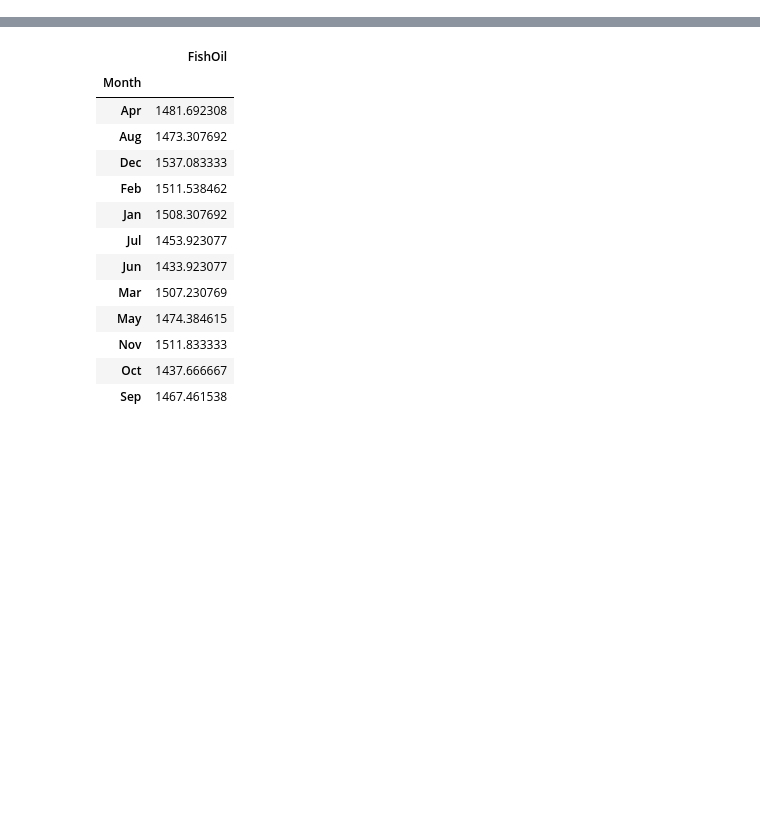
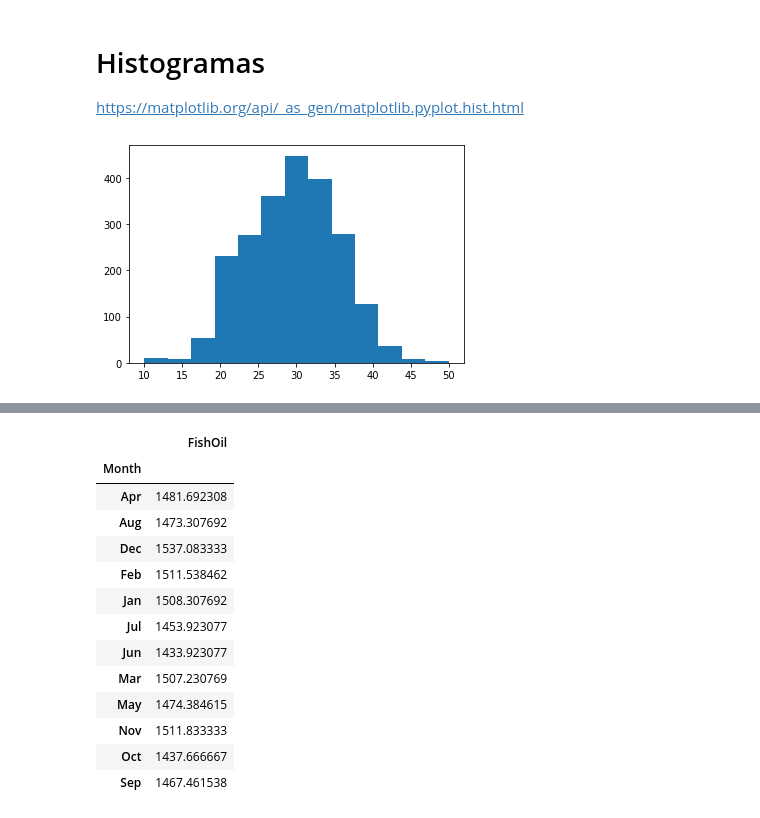
Before and after one commit to janderfg/Examples, a Jupyter notebook: Histograms_and_Cumulative.ipynb, the cells around one changed output, grey strips where cells are left out. Drawn from its saved outputs; the diff is of its cells as text; code cells hidden in the pictures; blank space fills up the shorter version.

```diff
--- a/Histograms_and_Cumulative.ipynb
+++ b/Histograms_and_Cumulative.ipynb
@@ -1,2 +1,6 @@
+# %% [markdown]
+# Histogramas
+
+https://matplotlib.org/api/_as_gen/matplotlib.pyplot.hist.html
 # %%
 import matplotlib.pyplot as plt
@@ -3,0 +8,7 @@ import pandas as pd
+# %%
+dados = genfromtxt('datasets/valor_total.csv')
+# %%
+# Distribuição de Frequência utilizando a técnica estatística "Sturges"
+hist_sturges = plt.hist(dados, bins="sturges")
+# %% [output]
+[figure, added]
```
Also changed, not shown: parts of 13 cells of this notebook.
